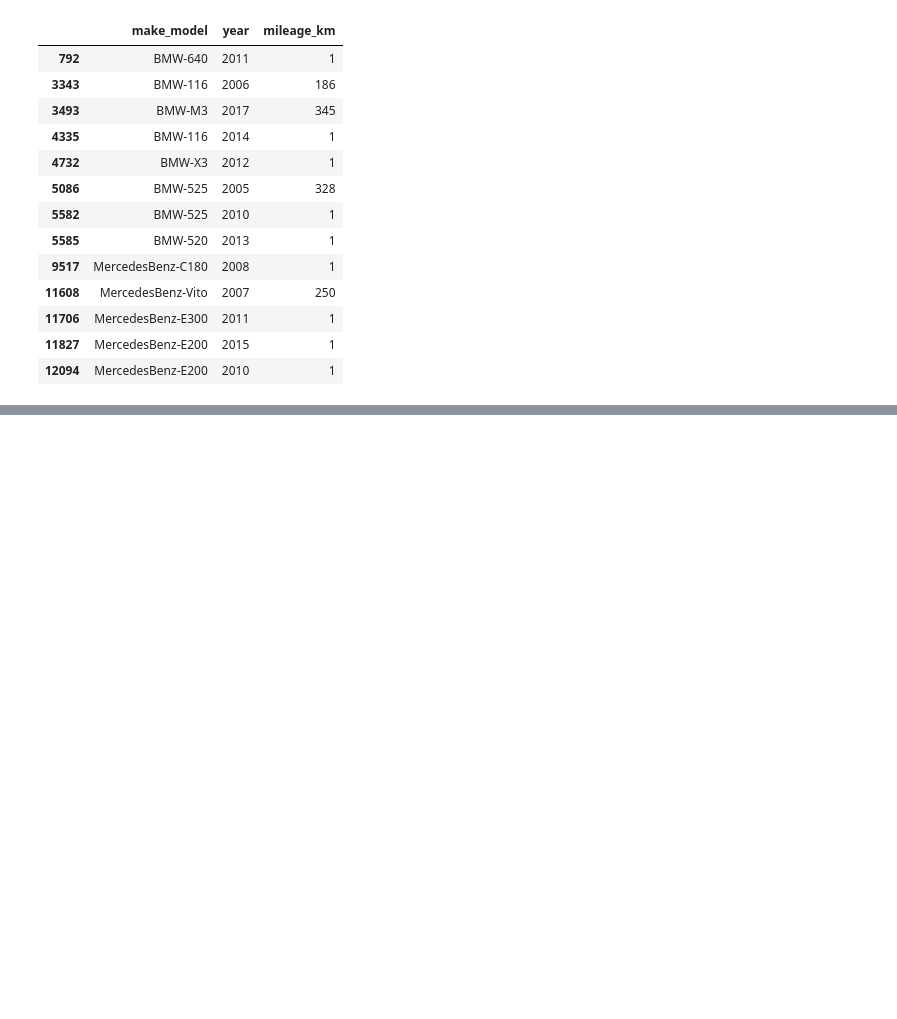
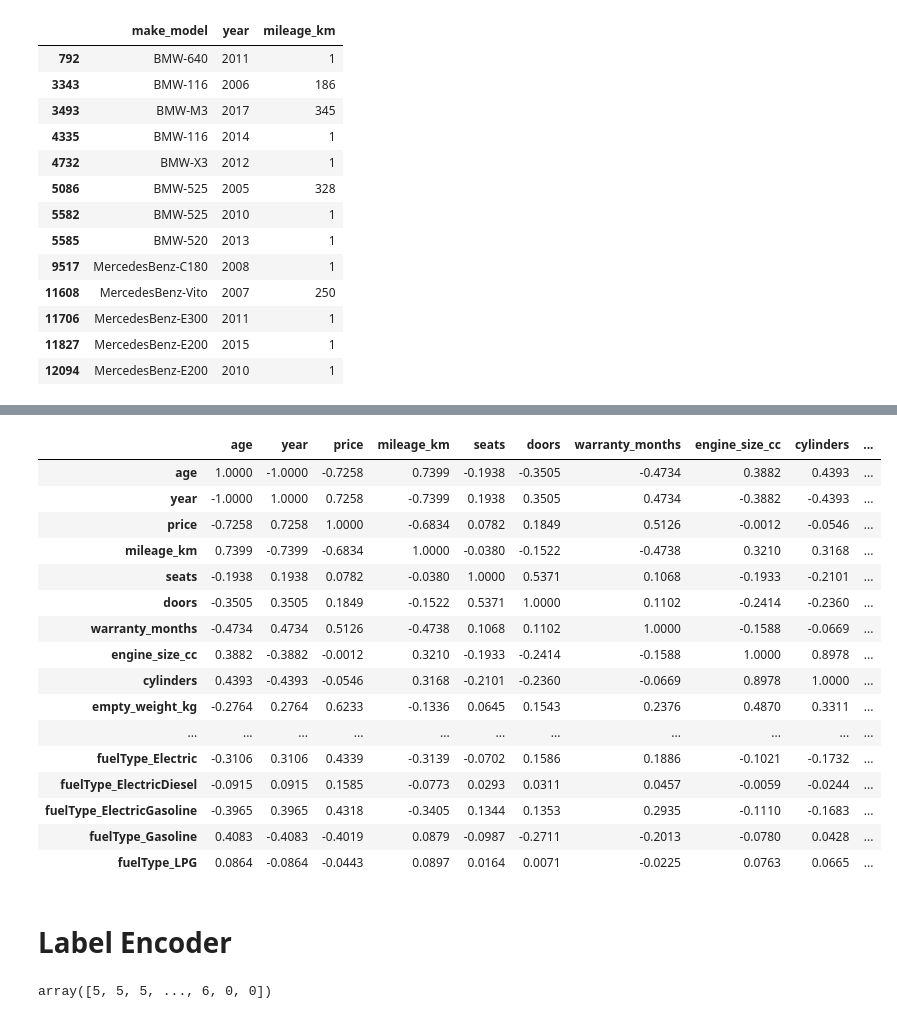
Before and after one commit to abdullahcayde/Auto_Scout_Project, a Jupyter notebook: auto_02.ipynb, the cells around one changed output, grey strips where cells are left out. Saved outputs shown, nothing was run; the diff lists cells and outputs as text; code cells hidden in the pictures; blank space fills up the shorter version.

```diff
--- a/auto_02.ipynb
+++ b/auto_02.ipynb
@@ -568,0 +589,3 @@ df.loc[(df.mileage_km < 2500) & (df.year < 2020) , ['make_model', 'year', 'milea
+# %%
+index_01 = df.loc[(df.mileage_km < 2500) & (df.year < 2020) , ['make_model', 'year']].index
+index_01
@@ -568,0 +596,7 @@ df.loc[(df.mileage_km < 2500) & (df.year < 2020) , ['make_model', 'year', 'milea
+# %%
+for i in index_01:
+    mm = df.loc[i][3]
+    yy = df.loc[i][6]
+    mileage_mean = df.loc[(df.make_model == (df.loc[792][3])) & (df.year == (df.loc[792][6]))].mileage_km.mean()
+    df.mileage_km.loc[i] = int(mileage_mean)
+    print(mm, int(yy), int(mileage_mean))
@@ -568,0 +645,4 @@ df.loc[(df.mileage_km < 2500) & (df.year < 2020) , ['make_model', 'year', 'milea
+# %%
+# Assign 5 to doors two model of cars X3, C300
+df.doors.loc[df.loc[df.doors == 6].index[:2]] = 5
+df.loc[[6450, 10428]]
@@ -568,0 +706,4 @@ df.loc[(df.mileage_km < 2500) & (df.year < 2020) , ['make_model', 'year', 'milea
+# %%
+# Assign Diesel to Others
+df.fuel_type.loc[5692] = 'Diesel'
+df.loc[5692].fuel_type
@@ -568,0 +760,23 @@ df.loc[(df.mileage_km < 2500) & (df.year < 2020) , ['make_model', 'year', 'milea
+# %%
+pd.set_option('display.float_format', lambda x: '%.4f' % x)
+pd.get_dummies(df, columns= ['fuel_type'] , prefix = ['fuelType']).corr()
+# %% [output]
+|  | age | year | price | mileage_km | seats | doors | warranty_months | engine_size_cc | cylinders | ... |
+| age | 1.0000 | -1.0000 | -0.7258 | 0.7399 | -0.1938 | -0.3505 | -0.4734 | 0.3882 | 0.4393 | ... |
+| year | -1.0000 | 1.0000 | 0.7258 | -0.7399 | 0.1938 | 0.3505 | 0.4734 | -0.3882 | -0.4393 | ... |
+| price | -0.7258 | 0.7258 | 1.0000 | -0.6834 | 0.0782 | 0.1849 | 0.5126 | -0.0012 | -0.0546 | ... |
+| mileage_km | 0.7399 | -0.7399 | -0.6834 | 1.0000 | -0.0380 | -0.1522 | -0.4738 | 0.3210 | 0.3168 | ... |
+| seats | -0.1938 | 0.1938 | 0.0782 | -0.0380 | 1.0000 | 0.5371 | 0.1068 | -0.1933 | -0.2101 | ... |
+| doors | -0.3505 | 0.3505 | 0.1849 | -0.1522 | 0.5371 | 1.0000 | 0.1102 | -0.2414 | -0.2360 | ... |
+| warranty_months | -0.4734 | 0.4734 | 0.5126 | -0.4738 | 0.1068 | 0.1102 | 1.0000 | -0.1588 | -0.0669 | ... |
+| engine_size_cc | 0.3882 | -0.3882 | -0.0012 | 0.3210 | -0.1933 | -0.2414 | -0.1588 | 1.0000 | 0.8978 | ... |
+| cylinders | 0.4393 | -0.4393 | -0.0546 | 0.3168 | -0.2101 | -0.2360 | -0.0669 | 0.8978 | 1.0000 | ... |
+| empty_weight_kg | -0.2764 | 0.2764 | 0.6233 | -0.1336 | 0.0645 | 0.1543 | 0.2376 | 0.4870 | 0.3311 | ... |
+| ... | ... | ... | ... | ... | ... | ... | ... | ... | ... | ... |
+| fuelType_Electric | -0.3106 | 0.3106 | 0.4339 | -0.3139 | -0.0702 | 0.1586 | 0.1886 | -0.1021 | -0.1732 | ... |
+| fuelType_ElectricDiesel | -0.0915 | 0.0915 | 0.1585 | -0.0773 | 0.0293 | 0.0311 | 0.0457 | -0.0059 | -0.0244 | ... |
+| fuelType_ElectricGasoline | -0.3965 | 0.3965 | 0.4318 | -0.3405 | 0.1344 | 0.1353 | 0.2935 | -0.1110 | -0.1683 | ... |
+| fuelType_Gasoline | 0.4083 | -0.4083 | -0.4019 | 0.0879 | -0.0987 | -0.2711 | -0.2013 | -0.0780 | 0.0428 | ... |
+| fuelType_LPG | 0.0864 | -0.0864 | -0.0443 | 0.0897 | 0.0164 | 0.0071 | -0.0225 | 0.0763 | 0.0665 | ... |
+# %% [markdown]
+# Label Encoder
@@ -568,0 +785,5 @@ df.loc[(df.mileage_km < 2500) & (df.year < 2020) , ['make_model', 'year', 'milea
+# %%
+lbe = LabelEncoder()
+lbe.fit_transform(df['fuel_type'])
+# %% [output]
+array([5, 5, 5, ..., 6, 0, 0])
```
Also changed, not shown: parts of 94 cells of this notebook, 2 other files.
